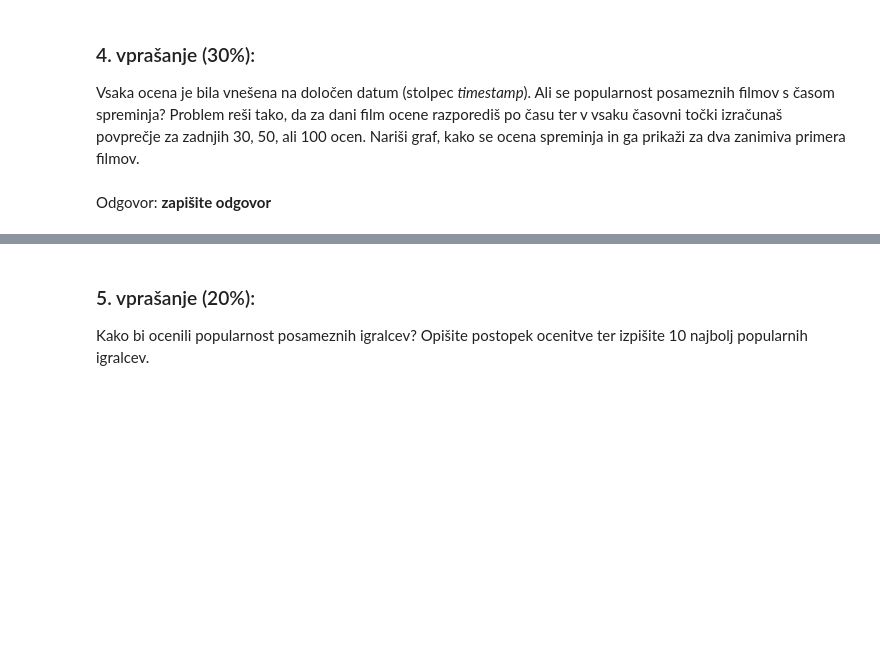
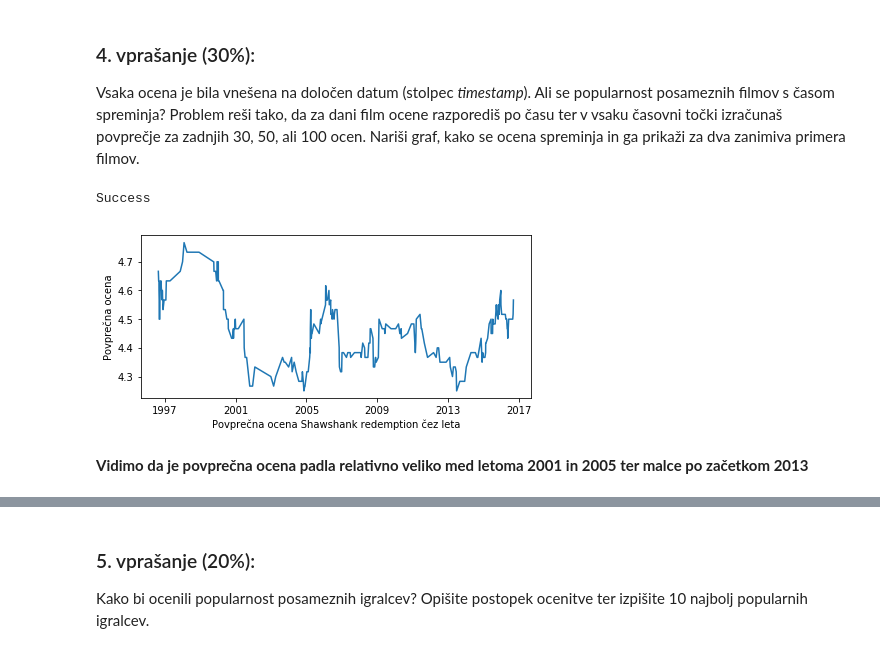
Before and after one commit to Zanz2/PR18DNzz, a Jupyter notebook: dn1/n1_priprava_pregled.ipynb, the cells around one changed output, grey strips where cells are left out. Cells and saved outputs as stored; diff of their text form; code cells hidden in the pictures; blank space fills up the shorter version.

```diff
--- a/dn1/n1_priprava_pregled.ipynb
+++ b/dn1/n1_priprava_pregled.ipynb
@@ -241,2 +286,0 @@ ocena spreminja in ga prikaži za dva zanimiva primera filmov.
-# %% [markdown]
-Odgovor: **zapišite odgovor**
@@ -242,0 +296,50 @@ Odgovor: **zapišite odgovor**
+# %%
+# Dobim prave vnose in jih uredim naraščajoče po datumu
+rating_list_movie1 = []
+
+for rating in ratings_of_this_movie_subset:
+    date = datetime.datetime.utcfromtimestamp(rating[3])
+    # print(date)
+    rating_list_movie1.append([rating[2],date])
+rating_list_movie1.sort(key=lambda rating: rating[1])
+# print(rating_list_movie1)
+# %%
+# Vnose uredim po navodilih , povprečja gledam samo za ratinge,
+# ki imajo časovno pred sabo vsaj 30 vnosov
+# Iz tega naredim povprečja, z datumi in jih hranim v listu
+lower_bound = 0
+average_rating_list1 = []
+before_time_list1 = []
+for index,rating in enumerate(rating_list_movie1):
+    #print(rating[1])
+    #print(index)
+    if(index-CONST_NUMBER_OF_PAST_RATINGS<0):
+        lower_bound=0
+    else:
+        lower_bound=index-30
+        average_timestamp_rating = 0
+        rating_sum = 0
+        rating_count = 0
+        for another_rating in rating_list_movie1[lower_bound:index]:
+            rating_sum += float(another_rating[0])
+            rating_count += 1
+        if rating_count >=1 :
+            average_timestamp_rating = rating_sum/rating_count
+        else:
+            average_timestamp_rating = 0
+        average_rating_list1.append(average_timestamp_rating)
+        before_time_list1.append(rating[1])
+# %%
+
+# print(average_rating_list)
+fig1, axes1 = plt.subplots(figsize=(7, 3))
+axes1.plot(before_time_list1,average_rating_list1)
+axes1.set_xlabel('Povprečna ocena Shawshank redemption čez leta')
+axes1.set_ylabel('Povprečna ocena')
+
+print("Success")
+# %% [output]
+Success
+[figure, added]
+# %% [markdown]
+**Vidimo da je povprečna ocena padla relativno veliko med letoma 2001 in 2005 ter malce po začetkom 2013**
```
Also changed, not shown: parts of 31 cells of this notebook, 1 other file.
